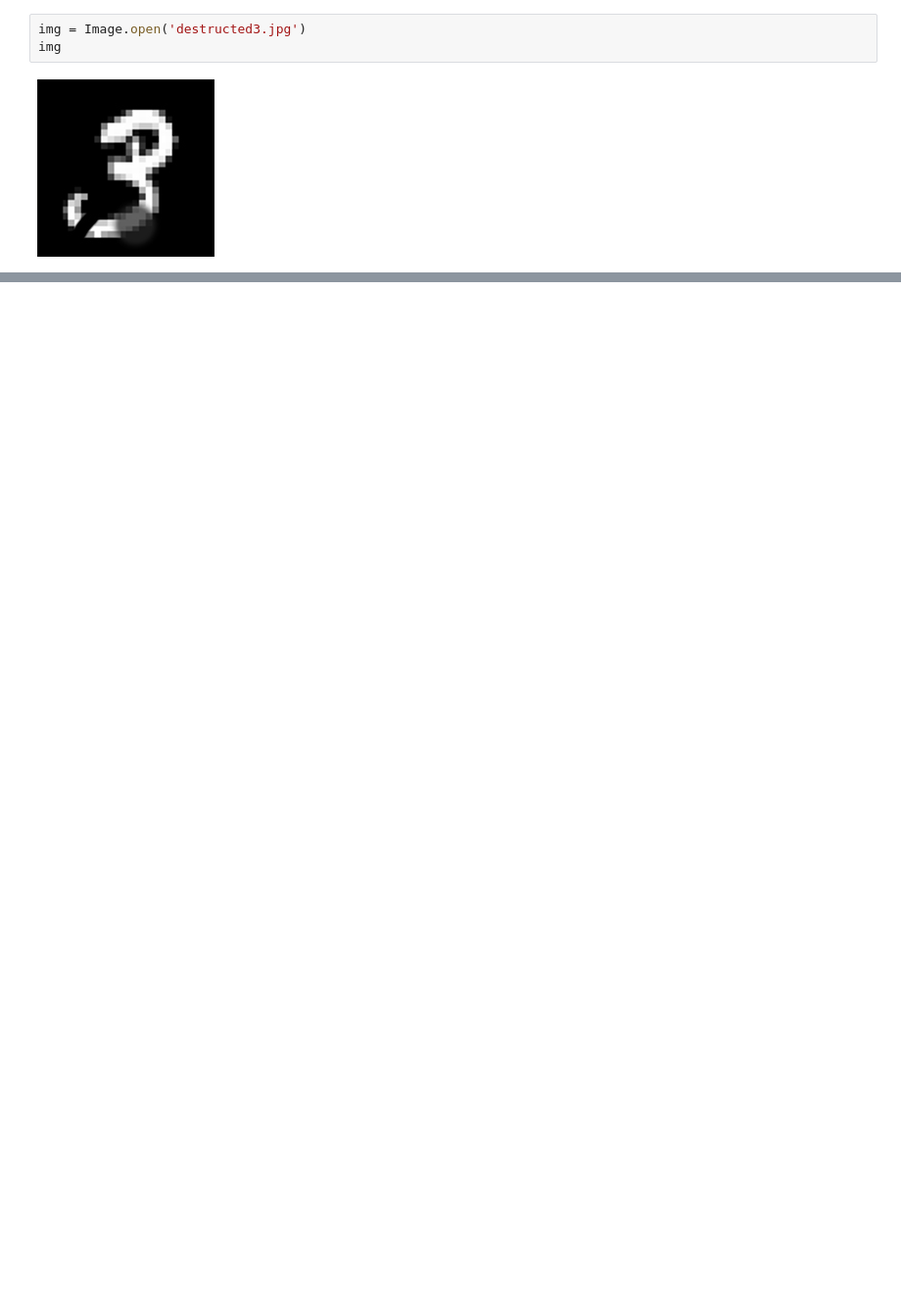
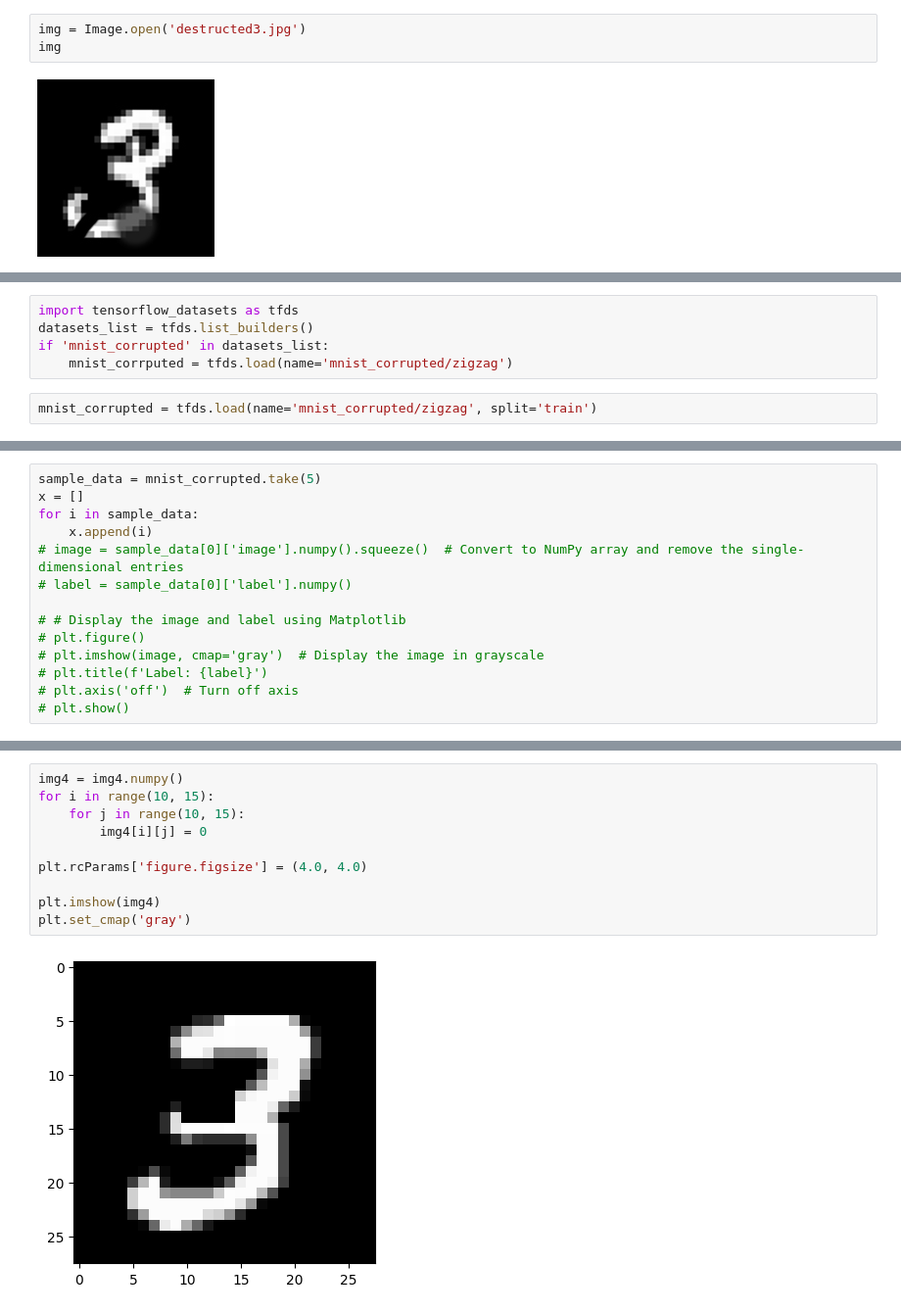
Before and after one commit to Xzanam/restricted-boltzmann-machine, a Jupyter notebook: boltzmann.ipynb, the cells around one changed output, grey strips where cells are left out. Shown: that part at 98% size. Drawn from its saved outputs; the diff is of its cells as text; blank space fills up the shorter version.

```diff
--- a/boltzmann.ipynb
+++ b/boltzmann.ipynb
@@ -376,0 +492,7 @@ imgplot.set_cmap('gray')
+# %%
+import tensorflow_datasets as tfds
+datasets_list = tfds.list_builders()
+if 'mnist_corrupted' in datasets_list:
+    mnist_corrputed = tfds.load(name='mnist_corrupted/zigzag')
+# %%
+mnist_corrupted = tfds.load(name='mnist_corrupted/zigzag', split='train')
@@ -376,0 +503,14 @@ imgplot.set_cmap('gray')
+# %%
+sample_data = mnist_corrupted.take(5)
+x = []
+for i in sample_data:
+    x.append(i)
+# image = sample_data[0]['image'].numpy().squeeze()  # Convert to NumPy array and remove the single-dimensional entries
+# label = sample_data[0]['label'].numpy()
+
+# # Display the image and label using Matplotlib
+# plt.figure()
+# plt.imshow(image, cmap='gray')  # Display the image in grayscale
+# plt.title(f'Label: {label}')
+# plt.axis('off')  # Turn off axis
+# plt.show()
@@ -376,0 +533,12 @@ imgplot.set_cmap('gray')
+# %%
+img4 = img4.numpy()
+for i in range(10, 15):
+    for j in range(10, 15):
+        img4[i][j] = 0
+
+plt.rcParams['figure.figsize'] = (4.0, 4.0)
+
+plt.imshow(img4)
+plt.set_cmap('gray')
+# %% [output]
+[figure, added]
```
Also changed, not shown: parts of 27 cells of this notebook, 6 other files.
